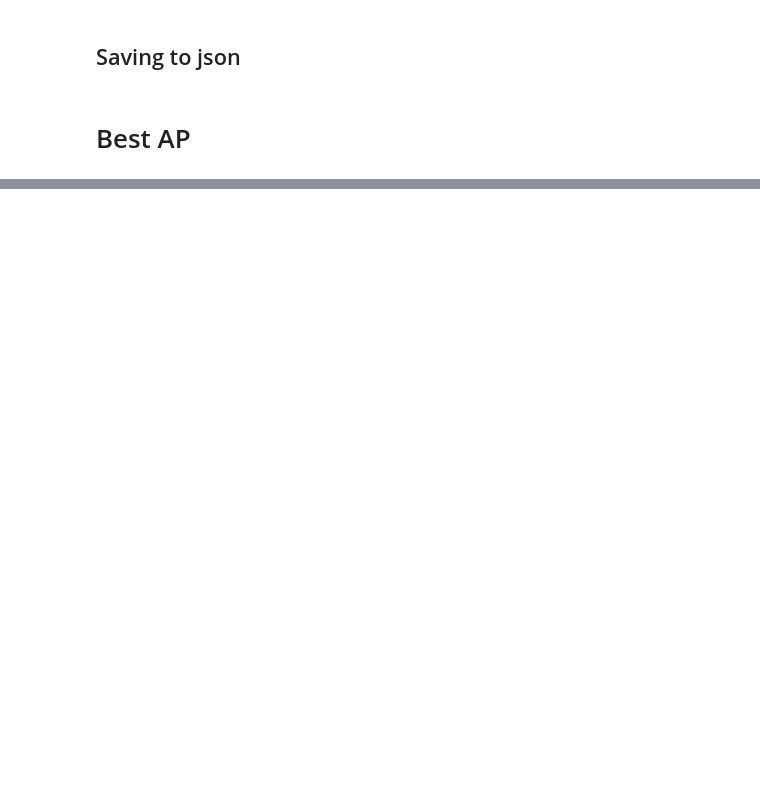
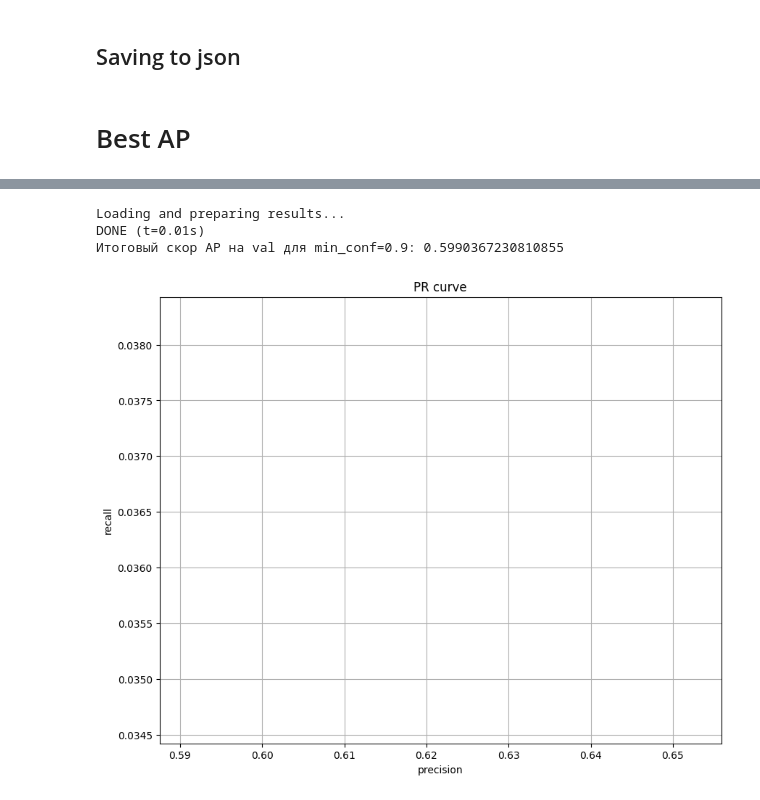
Before and after one commit to VashchilkoAV/course_cvdl, a Jupyter notebook: task3/centernet.ipynb, the cells around one changed output, grey strips where cells are left out. Drawn from its saved outputs; the diff is of its cells as text; code cells hidden in the pictures; blank space fills up the shorter version.

Commit message:
centernet_resnet18_256

```diff
--- a/task3/centernet.ipynb
+++ b/task3/centernet.ipynb
@@ -192,21 +320,20 @@ y
 # %%
-#net = torch.load('centernet.pth')
-
 def postprocess(data, target_shape, input_shape, min_conf=0.1):
     unf = {}
     res = data[data[:, -1] > min_conf]
     boxes = res[:, :4].copy()
     b = boxes.copy()
-    boxes[:, 0] = (boxes[:, 0] - b[:, 2] / 2) * (target_shape[0] / input_shape[0])
-    boxes[:, 1] = (boxes[:, 1] - b[:, 3] / 2) * (target_shape[1] / input_shape[1])
-    boxes[:, 2] = boxes[:, 2] * (target_shape[0] / input_shape[0])
-    boxes[:, 3] = boxes[:, 3] * (target_shape[1] / input_shape[1])
-    unf['boxes'] = boxes
+    result_boxes = np.zeros_like(boxes)
+    result_boxes[:, 0] = (boxes[:, 1] - b[:, 3] / 2) * (target_shape[1] / input_shape[1])
+    result_boxes[:, 1] = (boxes[:, 0] - b[:, 2] / 2) * (target_shape[0] / input_shape[0])
+    result_boxes[:, 2] = boxes[:, 3] * (target_shape[1] / input_shape[1])
+    result_boxes[:, 3] = boxes[:, 2] * (target_shape[0] / input_shape[0])
+    unf['boxes'] = result_boxes
     unf['scores'] = res[:, -2]
     return unf
 
 
-def extract_results(min_conf=0.1):
+def extract_results(min_conf=0.1, print_confidence=True):
     prepared_preds = []
     img_ids = []
 
@@ -250,31 +377,20 @@ def extract_results(min_conf=0.1):
         widths=boxes[:, 2].tolist(),
         heights=boxes[:, 3].tolist(),
         scores=scores.tolist(),
-        path=f'predictions_{min_conf}.json'
+        path=f'predictions_{min_conf}.json' if print_confidence else 'predictions.json'
     )
 
     ap, prec, rec = evaluate_ap_from_cocotext_json(
     coco_text=ct,
-    path=f'predictions_{min_conf}.json'
+    path=f'predictions_{min_conf}.json' if print_confidence else 'predictions.json'
     )
     return (ap, prec, rec, min_conf, len(scores))
-# %%
-min_conf=0.1
-ap, prec, rec, conf, n_obj = extract_results(min_conf=min_conf)
-
-print(f"Итоговый скор AP на val для min_conf={min_conf}: {ap}")
-
-plt.plot(prec, rec)
-plt.xlabel('precision')
-plt.ylabel('recall')
-plt.title('PR curve')
-plt.grid()
 # %% [markdown]
 # Best AP
 # %%
 aps = []
 
-for min_conf in np.linspace(0.1, 0.3, 5):
+for min_conf in np.linspace(0.1, 0.9, 17):
     ap, prec, rec, conf, n_obj = extract_results(min_conf=min_conf)
 
     aps.append((ap, min_conf))
@@ -293,0 +444,16 @@ best_values
+# %%
+min_conf=best_values[1]
+ap, prec, rec, conf, n_obj = extract_results(min_conf=min_conf, print_confidence=False)
+
+print(f"Итоговый скор AP на val для min_conf={min_conf}: {ap}")
+
+plt.plot(prec, rec)
+plt.xlabel('precision')
+plt.ylabel('recall')
+plt.title('PR curve')
+plt.grid()
+# %% [output]
+Loading and preparing results...
+DONE (t=0.01s)
+Итоговый скор AP на val для min_conf=0.9: 0.5990367230810855
+[figure, added]
```
Also changed, not shown: parts of 23 cells of this notebook, 18 other files.
